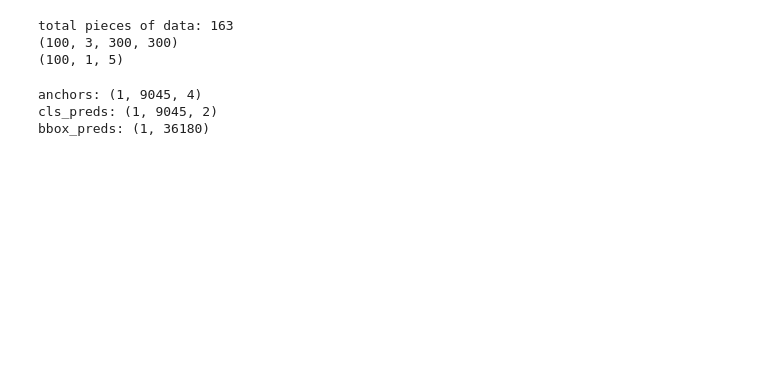
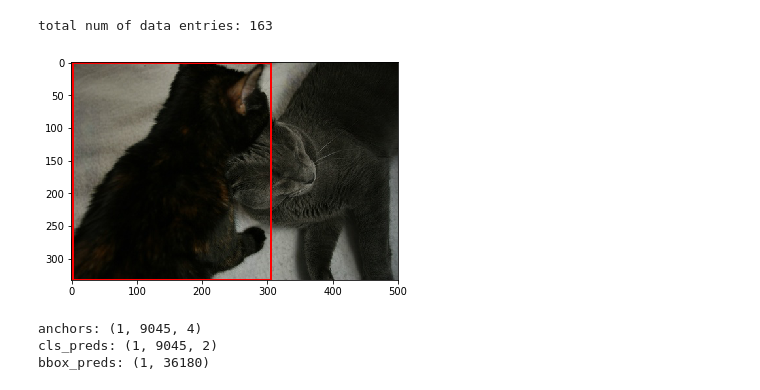
Before and after one commit to B5paper/ssd, a Jupyter notebook: ssd_for_train.ipynb, the cells around one changed output. Cells and saved outputs as stored; diff of their text form; code cells hidden in the pictures; blank space fills up the shorter version.

```diff
--- a/ssd_for_train.ipynb
+++ b/ssd_for_train.ipynb
@@ -5,52 +5,49 @@ import numpy as np
 import mxnet as mx
 import myutils
 # %%
-class DataIter ():
-    def __init__ (self, filename):
-        self.pos = 0
+class Dataset(mx.gluon.data.Dataset):
+    def __init__(self, filename):
+        super(Dataset, self).__init__()
+        import os
 
-        import os
         windows_dataset_root = r'D:\Documents\Data_Files\Pascal'
+        windows_dataset_root2 = r'h:\hlc\Datasets'
         linux_dataset_root = '../Dataset/Pascal'
-        self.dataset_root = windows_dataset_root
-        self.img_idx_directory = os.path.sep.join([self.dataset_root, 'VOC2007', 'VOCtrainval_06-Nov-2007', 'VOCdevkit',
+        dataset_root = windows_dataset_root
+        img_idx_directory = os.path.sep.join([dataset_root, 'VOC2007', 'VOCtrainval_06-Nov-2007', 'VOCdevkit',
                                                   'VOC2007', 'ImageSets', 'Main'])
-        self.img_directory = os.path.sep.join([self.dataset_root, 'VOC2007', 'VOCtrainval_06-Nov-2007', 'VOCdevkit',
+        self.img_directory = os.path.sep.join([dataset_root, 'VOC2007', 'VOCtrainval_06-Nov-2007', 'VOCdevkit',
                                                   'VOC2007', 'JPEGImages'])
-        self.annotation_directory = os.path.sep.join([self.dataset_root, 'VOC2007', 'VOCtrainval_06-Nov-2007', 'VOCdevkit',
+        self.annotation_directory = os.path.sep.join([dataset_root, 'VOC2007', 'VOCtrainval_06-Nov-2007', 'VOCdevkit',
                                                   'VOC2007', 'Annotations'])
-        self.filename = filename
         self.class_name = filename.split('_')[0]
 
-    def __iter__ (self):
-        return self
-
-    def __next__ (self):
-        # find image and label of specifec class
-        import os
-        with open (os.path.sep.join([self.img_idx_directory, self.filename]), 'r') as f:
+        self.img_indices = []
+        with open (os.path.sep.join([img_idx_directory, filename]), 'r') as f:
             import re
+            import os
             regex = re.compile ('[ ]+')
-            f.seek(self.pos)
-            while (1):
+            while(True):
                 line = f.readline()
                 if line == '':
-                    raise StopIteration
+                    break
                 img_idx, in_the_class = regex.split(line.rstrip('\n'))
                 in_the_class = int(in_the_class)
                 if (in_the_class == 1):
-                    self.pos = f.tell()
-                    break
+                    self.img_indices.append(img_idx)
+        self.len = len(self.img_indices)
+        return
 
 
-        # read image
-        img_path = os.path.sep.join([self.img_directory, img_idx+'.jpg'])
+    def __getitem__(self, idx):
+        import os
         import mxnet as mx
+        import xml.etree.ElementTree as et
+
+        img_path = os.path.sep.join([self.img_directory, str(self.img_indices[idx])+'.jpg'])
         img = mx.image.imread(img_path)
 
-        # read label from xml file
-        import xml.etree.ElementTree as et
-        label_path = os.path.sep.join([self.annotation_directory, img_idx+'.xml'])
+        label_path = os.path.sep.join([self.annotation_directory, str(self.img_indices[idx])+'.xml'])
         tree = et.parse(label_path)
         root = tree.getroot()
         obj_iter = root.iterfind('object')
@@ -60,24 +57,21 @@ class DataIter ():
                 coors = mx.nd.array([int(coor.text) for coor in bndbox])
                 label = mx.nd.concat(mx.nd.array([1]), coors, dim=0)
                 label = label.reshape(shape=(1, 5))
-
         return img.asnumpy(), label.asnumpy()
 
-    def reset (self):
-        self.pos = 0
 
-data_iter = DataIter('cat_train.txt')
-for i, item in enumerate(data_iter):
-    pass
-print ('total pieces of data:', i+1)
-del i, item
+    def __len__(self):
+        return self.len
 
-img_batch, label_batch = next(myutils.bachify(100, data_iter, myutils.transformer))
-print (img_batch.shape)
-print (label_batch.shape)
-del img_batch, label_batch
+
+dataset = Dataset('cat_train.txt')
+dataloader = mx.gluon.data.DataLoader(dataset, batch_size=10, shuffle=True)
+print('total num of data entries:', len(dataset))
 # %% [output]
-total pieces of data: 163
-(100, 3, 300, 300)
-(100, 1, 5)
+total num of data entries: 163
+# %%
+img, label = dataset[1]
+myutils.data_visualize(img=img, bboxes=label[:, 1:])
+# %% [output]
+[figure, added]
 # %%
```
Also changed, not shown: parts of 5 cells of this notebook, 1 other file.
